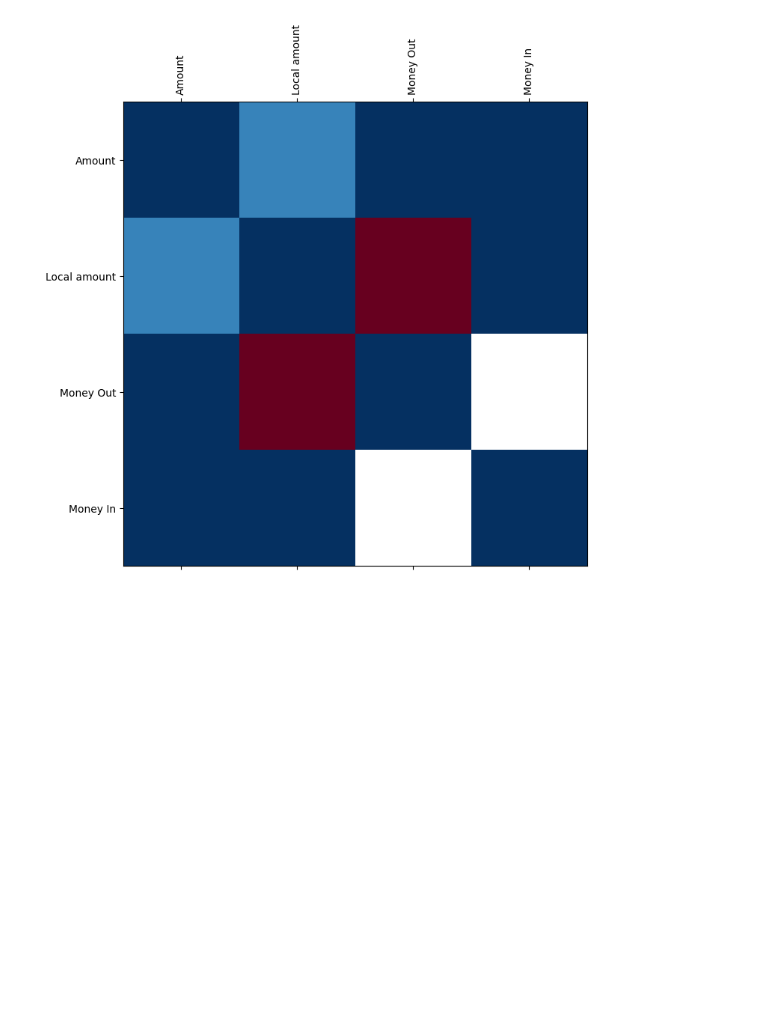
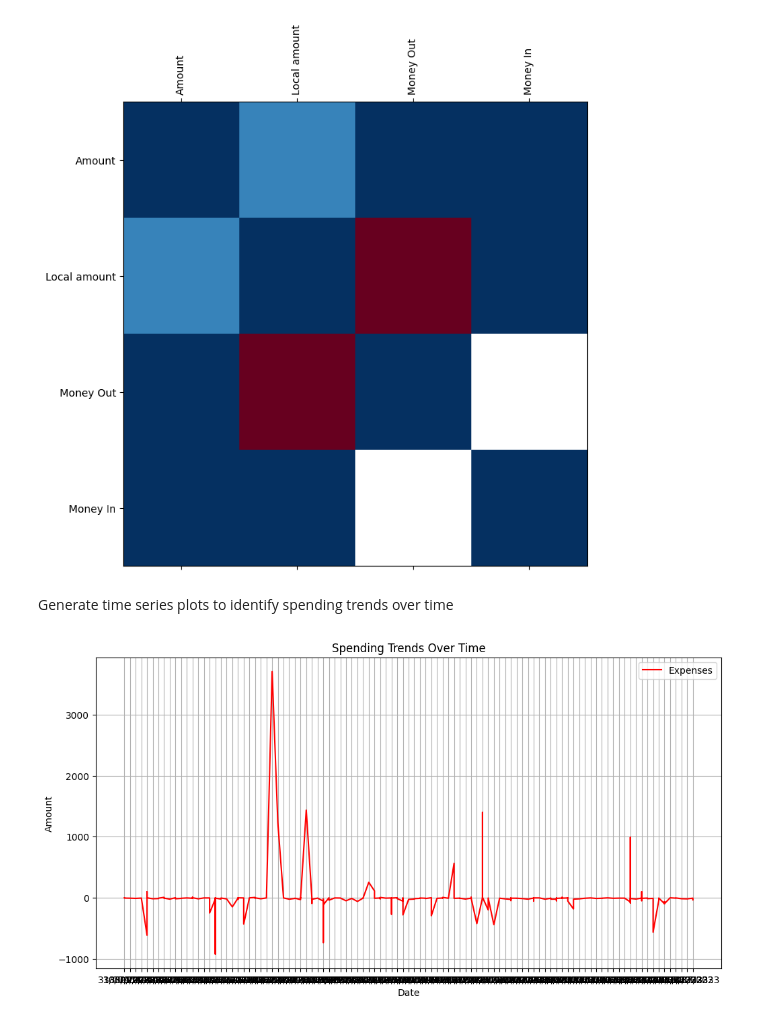
Before and after one commit to SoraBioDataSci/PortfolioDataSci, a Jupyter notebook: Project_Yearly_Expense_Analysis.ipynb, the cells around one changed output. Drawn from its saved outputs; the diff is of its cells as text; code cells hidden in the pictures; blank space fills up the shorter version.

```diff
--- a/Project_Yearly_Expense_Analysis.ipynb
+++ b/Project_Yearly_Expense_Analysis.ipynb
@@ -129,3 +141,16 @@ plt.xticks(range(len(corr.columns)), corr.columns, rotation='vertical');
 plt.yticks(range(len(corr.columns)), corr.columns);
 # %% [output]
 [figure]
+# %% [markdown]
+Generate time series plots to identify spending trends over time
+# %%
+plt.figure(figsize=(12, 6))
+plt.plot(data['Date'], data['Amount'], label='Expenses', color='red')
+plt.title('Spending Trends Over Time')
+plt.xlabel('Date')
+plt.ylabel('Amount')
+plt.legend()
+plt.grid(True)
+plt.show()
+# %% [output]
+[figure, added]
```
Also changed, not shown: parts of 36 cells of this notebook.
